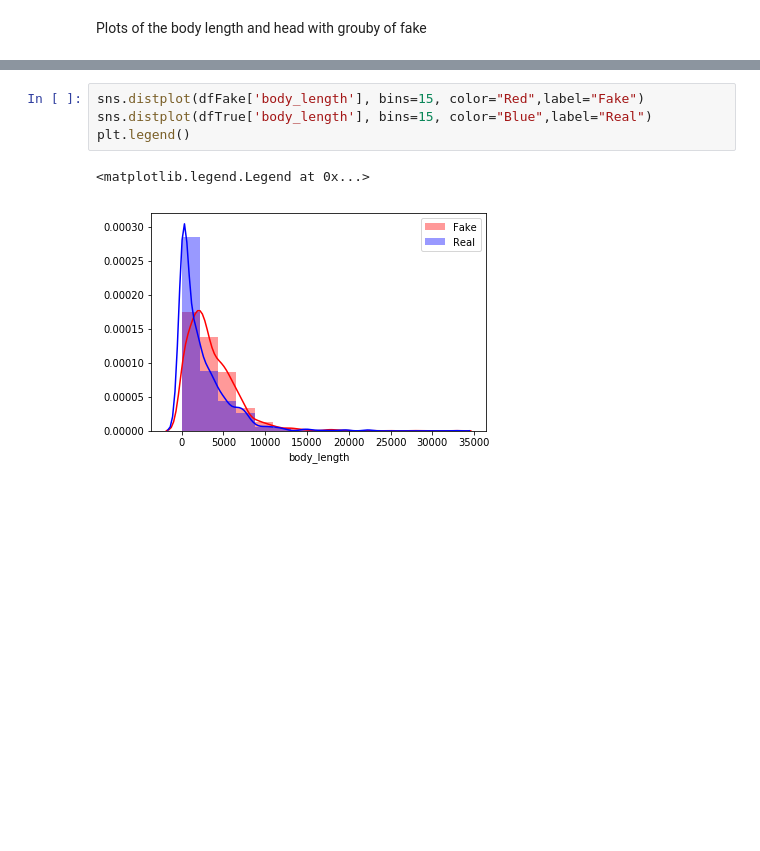
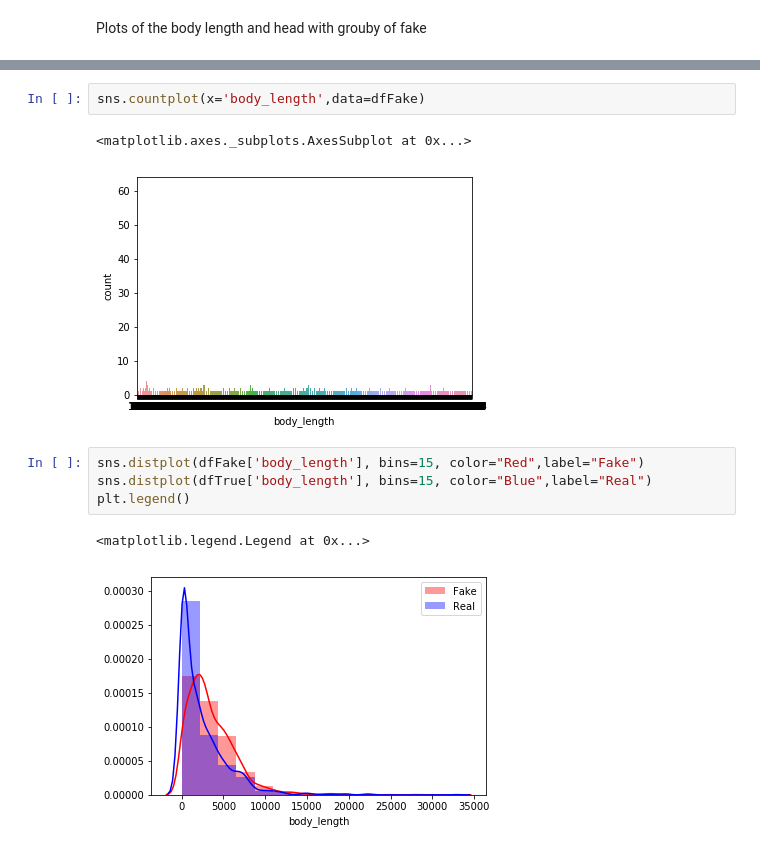
Before and after one commit to shtayeromri/FakeNews, a Jupyter notebook: FakeNews2.ipynb, the cells around one changed output, grey strips where cells are left out. Saved outputs shown, nothing was run; the diff lists cells and outputs as text; blank space fills up the shorter version.

```diff
--- a/FakeNews2.ipynb
+++ b/FakeNews2.ipynb
@@ -418,3 +381,8 @@ dfTrue = df_fake[df_fake['Label']==False]
+# %%
+sns.countplot(x='body_length',data=dfFake)
+# %% [output]
+<matplotlib.axes._subplots.AxesSubplot at 0x...>
+[figure, added]
 # %%
 sns.distplot(dfFake['body_length'], bins=15, color="Red",label="Fake")
 sns.distplot(dfTrue['body_length'], bins=15, color="Blue",label="Real")
```
Also changed, not shown: parts of 19 cells of this notebook, 1 other file.
